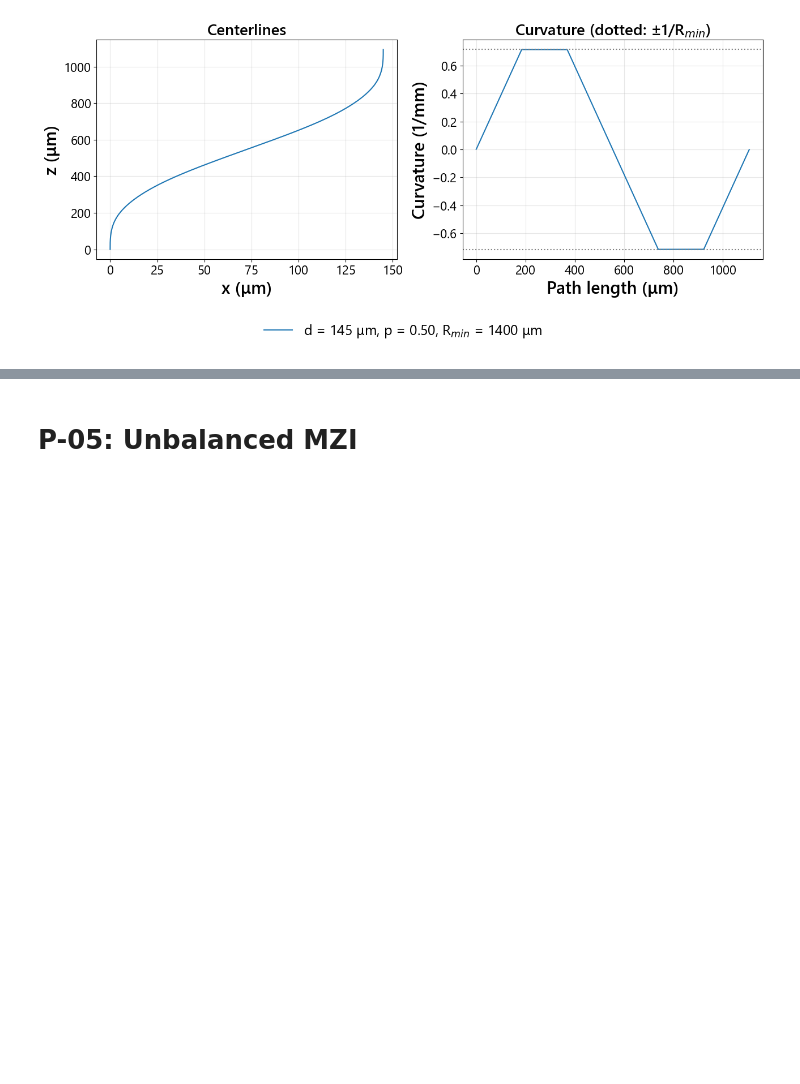
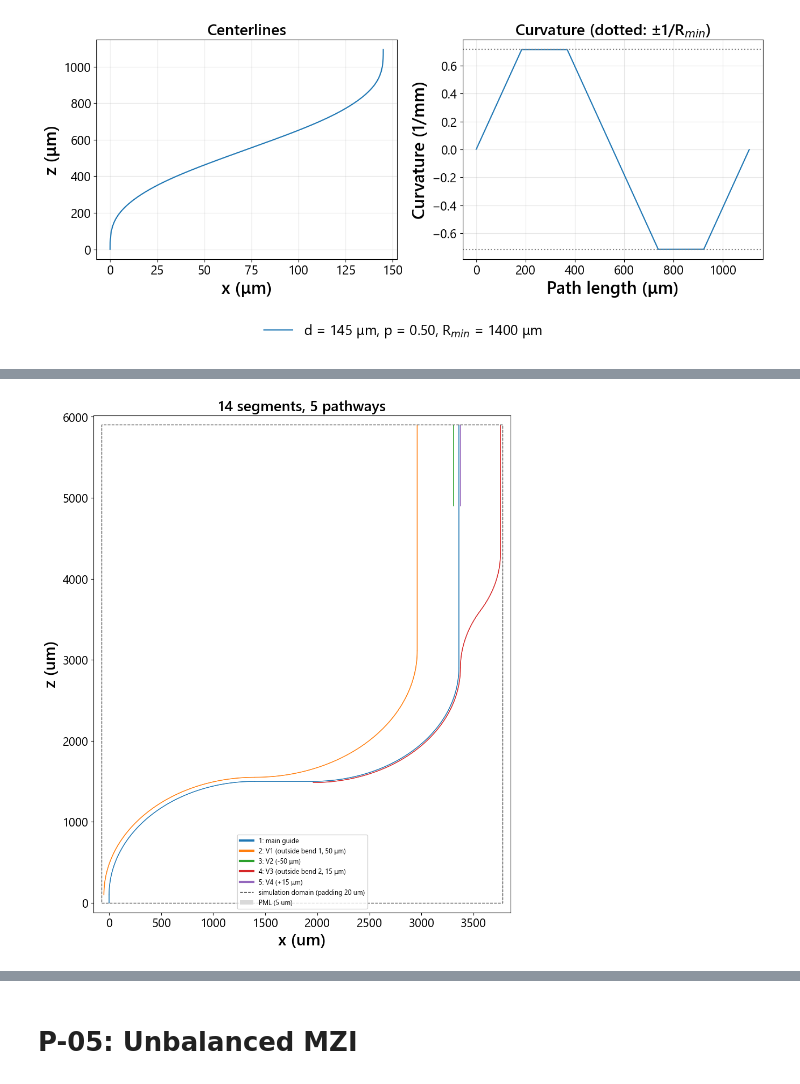
Before and after one commit to apaiasno/ETL_PIC, a Jupyter notebook: simulation/NullingPIC_Gen2_sims/MakeGeometry.ipynb, the cells around one changed output, grey strips where cells are left out. Saved outputs shown, nothing was run; the diff lists cells and outputs as text; code cells hidden in the pictures; blank space fills up the shorter version.

```diff
--- a/simulation/NullingPIC_Gen2_sims/MakeGeometry.ipynb
+++ b/simulation/NullingPIC_Gen2_sims/MakeGeometry.ipynb
@@ -113,0 +147,89 @@ for variation in variants:
+# %%
+# Set up directories
+device_name = 'P-03a_RadiationWitness_circular'
+device_dir = "D:\\DATA\\ETL_PIC\\simulation\\NullingPIC_Gen2_sims\\P-03_RadiationWitness\\"
+paths = device_paths(device_dir, device_name)
+
+# Set up parameters (distances between guides are center to center)
+input_length = 100.0            # straight before the side-step (um)
+bend_radius = 1400.0            # main guide arcs (um)
+bend_angle = 90             # angle of each main-guide arc (deg); below 90, so the tilted straight still advances in z
+main_offset = 3360.0            # minimum lateral offset of the main guide (um)
+bend_straight = max(100.0, rlib.sidestep_straight(bend_radius, main_offset, bend_angle))   # tilted straight between the side-step arcs (um)
+v1_pitch = 50.0                 # V1, outside bend 1 (-x side) (um, gen-2 minimum)
+v3_pitch = 15.0                 # V3, outside bend 2 (+x side) (um, gen-1 spacing)
+step_radius = 1400.0            # minimum radius of the V1 and V3 step-away bends (um, R_min)
+step_away = 400.0               # V1 and V3 end this far from the main guide (um)
+v2_pitch = 50.0                 # V2, on the output straight, V1's side (-x) (um)
+v4_pitch = 15.0                 # V4, on the output straight, the other side (+x) (um)
+straight_start = 2000.0         # V2 and V4 start this far after the bend (um)
+straight_length = 1000.0        # V2 and V4 length; every guide ends where they end (um)
+wav_band = np.linspace(1.45, 1.65, 11)   # wavelengths of the V1/V3 loss check (um)
+
+# Define circuit; every arc is offset from its nominal path by straight_offset at the design wavelength
+c = rlib.Circuit(width=WIDTH)
+a = np.radians(bend_angle)
+
+# Pathway 1, main guide: straight, bend 1, tilted straight, bend 2, straight
+main_a = c.add_route(0.0, 0.0, 0.0, [("line", input_length), ("arc", bend_radius, bend_angle), ("line", bend_straight)],
+                     offset_wavelength=DESIGN_WAVELENGTH)
+main_b = c.add_route(main_a["x_end"], main_a["z_end"], bend_angle, [("arc", bend_radius, -bend_angle)], offset_wavelength=DESIGN_WAVELENGTH)
+x_out, z_bend = main_b["x_end"], main_b["z_end"]
+z_end = z_bend + straight_start + straight_length
+main_out = c.line((x_out, z_bend), (x_out, z_end), extended=True)
+c.add_pathway([*main_a["segments"], *main_b["segments"], main_out], launch=True)
+
+# Pathway 2, V1: concentric outside bend 1, then turns back to z with the radius that lands it step_away from the main guide
+v1_bend = c.add_route(-v1_pitch, input_length, 0.0, [("arc", bend_radius + v1_pitch, bend_angle)], offset_wavelength=DESIGN_WAVELENGTH)
+v1_turn_radius = max(step_radius, (x_out - step_away - v1_bend["x_end"]) / (1 - np.cos(a)))
+v1 = c.add_route(v1_bend["x_end"], v1_bend["z_end"], bend_angle, [("arc", v1_turn_radius, -bend_angle)], offset_wavelength=DESIGN_WAVELENGTH)
+v1_gap = x_out - v1["x_end"]                         # distance to the main guide after turning back; step_away unless the radius hit step_radius
+v1_pieces = []
+if abs(v1_gap - step_away) > 1e-6:
+    v1_side = -1.0 if v1_gap < step_away else 1.0                             # -1: away from the main guide (-x), +1: toward it
+    v1_theta = np.degrees(np.arccos(1 - abs(v1_gap - step_away) / (2 * step_radius)))    # S-bend arc angle for the difference
+    v1_pieces = [("arc", step_radius, v1_side * v1_theta), ("arc", step_radius, -v1_side * v1_theta)]
+v1_away = c.add_route(v1["x_end"], v1["z_end"], 0.0, v1_pieces, offset_wavelength=DESIGN_WAVELENGTH)
+v1_out = c.line((v1_away["x_end"], v1_away["z_end"]), (v1_away["x_end"], z_end), extended=True)
+c.add_pathway([*v1_bend["segments"], *v1["segments"], *v1_away["segments"], v1_out])
+
+# Pathway 3, V2: straight on V1's side of the output straight
+v2 = c.line((x_out - v2_pitch, z_bend + straight_start), (x_out - v2_pitch, z_end), extended=True)
+c.add_pathway([v2])
+
+# Pathway 4, V3: concentric outside bend 2 (from where bend 2 starts), then an S-bend to end step_away from the main guide
+v3 = c.add_route(main_a["x_end"] + v3_pitch * np.cos(a), main_a["z_end"] - v3_pitch * np.sin(a), bend_angle,
+                 [("arc", bend_radius + v3_pitch, -bend_angle)], offset_wavelength=DESIGN_WAVELENGTH)
+v3_gap = v3["x_end"] - x_out
+v3_pieces = []
+if abs(v3_gap - step_away) > 1e-6:
+    v3_side = 1.0 if v3_gap < step_away else -1.0                             # +1: away from the main guide (+x), -1: toward it
+    v3_theta = np.degrees(np.arccos(1 - abs(v3_gap - step_away) / (2 * step_radius)))
+    v3_pieces = [("arc", step_radius, v3_side * v3_theta), ("arc", step_radius, -v3_side * v3_theta)]
+v3_away = c.add_route(v3["x_end"], v3["z_end"], 0.0, v3_pieces, offset_wavelength=DESIGN_WAVELENGTH)
+v3_out = c.line((v3_away["x_end"], v3_away["z_end"]), (v3_away["x_end"], z_end), extended=True)
+c.add_pathway([*v3["segments"], *v3_away["segments"], v3_out])
+
+# Pathway 5, V4: straight on the other side of the output straight, same span as V2
+v4 = c.line((x_out + v4_pitch, z_bend + straight_start), (x_out + v4_pitch, z_end), extended=True)
+c.add_pathway([v4])
+
+# Check: V1 and V3 keep > 99% of what they collect (bend loss of the arcs after their collecting bend, from the FemSIM bend-loss table)
+for name, arcs in (("V1", [(v1_turn_radius, v1["arc_length"]), (step_radius, v1_away["arc_length"])]),
+                   ("V3", [(step_radius, v3_away["arc_length"])])):
+    loss_dB = sum(rlib.get_loss(R, wav_band) * length * 1e-4 for R, length in arcs if length > 0)
+    loss = 100 * (1 - 10 ** (-np.asarray(loss_dB) / 10))
+    print(f"{name}: " + " + ".join(f"{length:.0f} μm at R = {R:.0f} μm" for R, length in arcs if length > 0)
+          + f" after it collects; loss up to {np.max(loss):.3f} % ({wav_band[0]:g}-{wav_band[-1]:g} μm) {'< 1 %' if np.max(loss) < 1 else '>= 1 %: too much'}")
+
+# Export and visualize circuit
+info = export_device(c, paths)
+c.plot(labels=["main guide", f"V1 (outside bend 1, {v1_pitch:g} μm)", f"V2 (-{v2_pitch:g} μm)", f"V3 (outside bend 2, {v3_pitch:g} μm)",
+               f"V4 (+{v4_pitch:g} μm)"], figsize=(10, 12))
+print(f"Main guide offset {x_out:.1f} μm (tilted straight {bend_straight:.1f} μm); V1 and V3 end {x_out - v1_away['x_end']:.1f} and "
+      f"{v3_away['x_end'] - x_out:.1f} μm from the main guide")
+print(f"Wrote {paths['ind']} and {paths['gds']}; {z_end / SIM['Step_z']:.0f} propagation steps per wavelength")
+
+print("Start/end coordinates for each pathway:")
+[print(f"Pathway {i}:", c.pathways[i].start, c.pathways[i].end) for i in range(len(c.pathways))];
+# %% [output]
@@ -113,0 +238 @@ for variation in variants:
+[figure, added]
```
Also changed, not shown: parts of 18 cells of this notebook, 19 other files.
